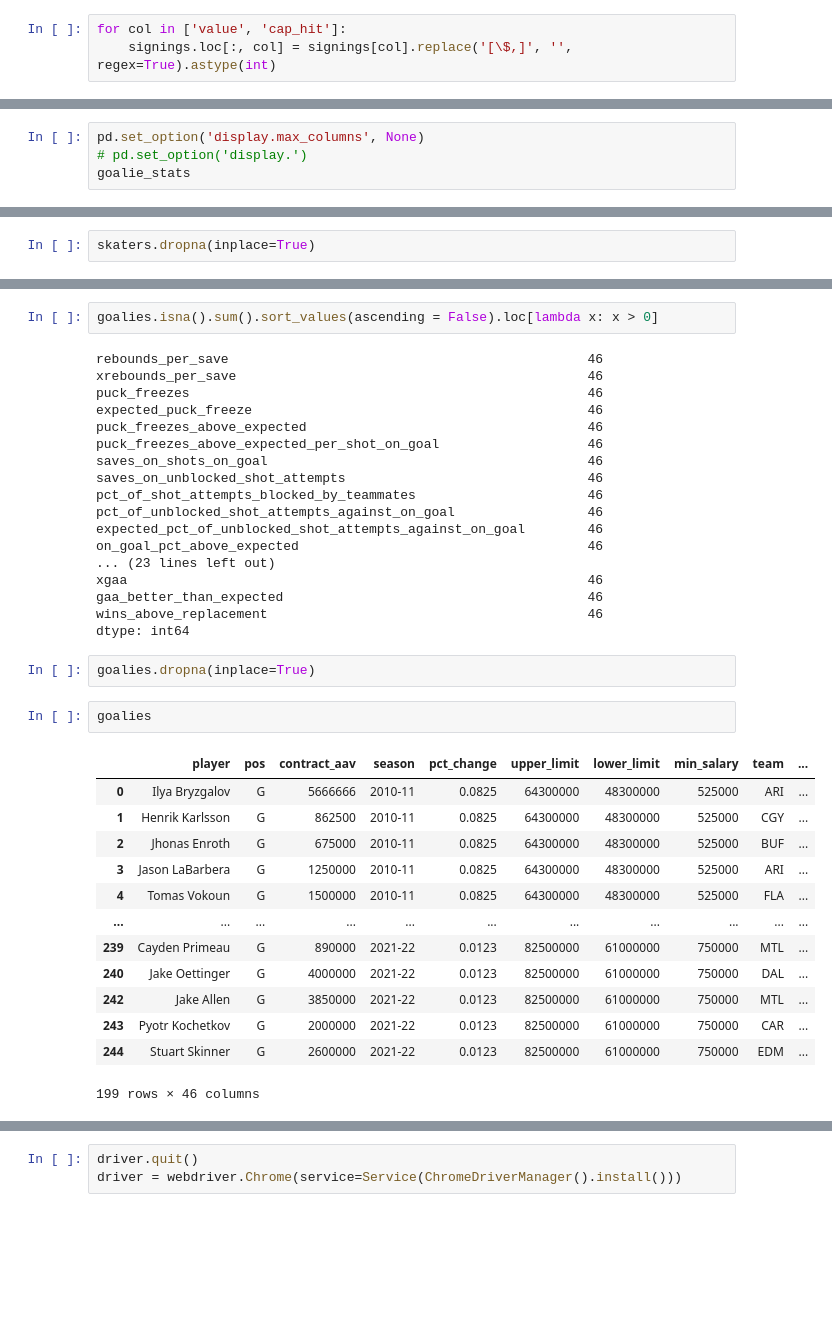
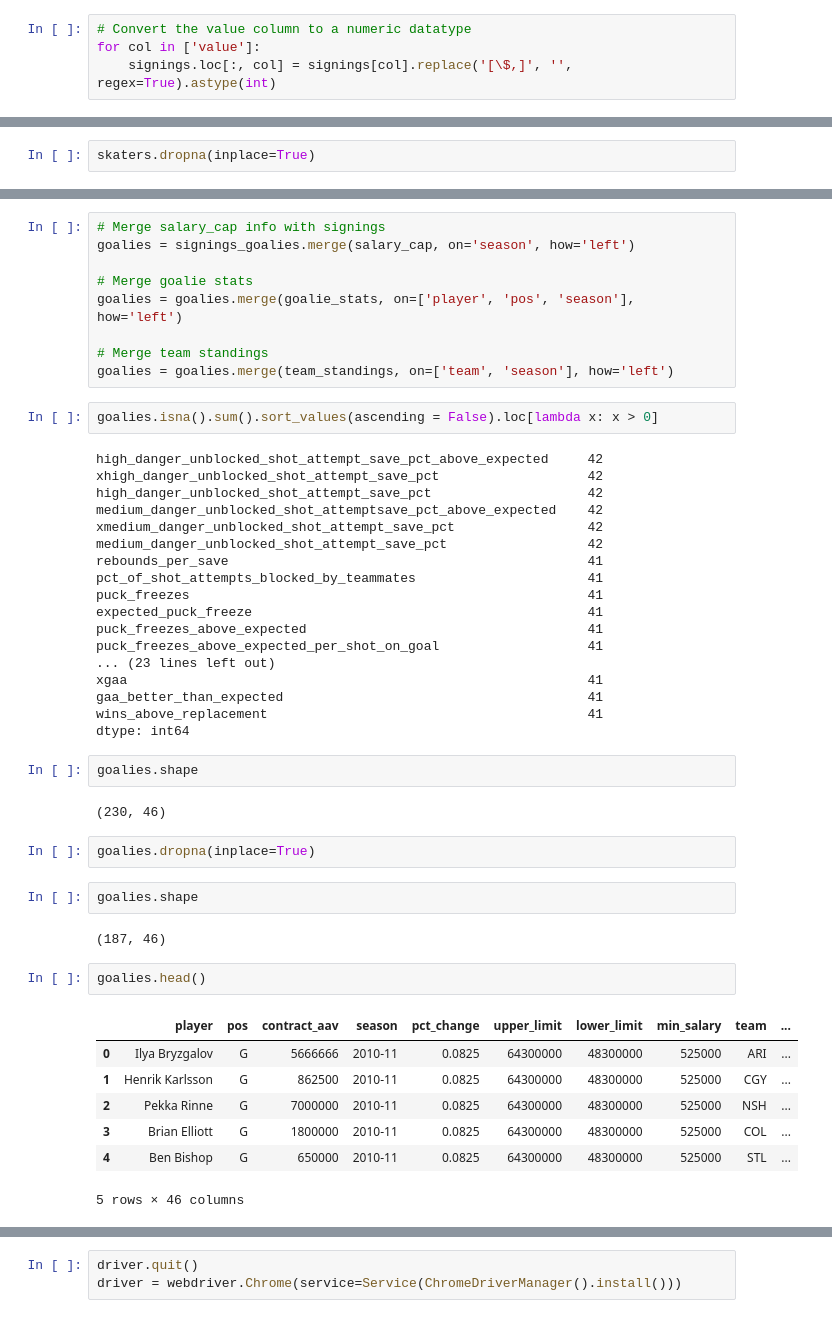
Before and after one commit to charlesjramey/nhl_salary_prediction, a Jupyter notebook: code/Part-1_setup-and-clean.ipynb, the cells around one changed output, grey strips where cells are left out. Drawn from its saved outputs; the diff is of its cells as text; blank space fills up the shorter version.

```diff
--- a/code/Part-1_setup-and-clean.ipynb
+++ b/code/Part-1_setup-and-clean.ipynb
@@ -373,4 +421,5 @@ signings = signings[signings['structure'] == '1-way']
 # %%
-for col in ['value', 'cap_hit']:
+# Convert the value column to a numeric datatype
+for col in ['value']:
     signings.loc[:, col] = signings[col].replace('[\$,]', '', regex=True).astype(int)
 # %%
@@ -811,6 +937,2 @@ goalie_stats['goals_against'] = goalie_stats['goals_against'].astype(int)
 # %%
 goalie_stats['name'] = goalie_stats['name'].str.replace(r'^\d+\s*([^\d]+)$', r'\1', regex=True)
-# %%
-pd.set_option('display.max_columns', None)
-# pd.set_option('display.')
-goalie_stats
@@ -1016,39 +1174,50 @@ goalies.shape
+# %%
+# Merge salary_cap info with signings
+goalies = signings_goalies.merge(salary_cap, on='season', how='left')
+
+# Merge goalie stats
+goalies = goalies.merge(goalie_stats, on=['player', 'pos', 'season'], how='left')
+
+# Merge team standings
+goalies = goalies.merge(team_standings, on=['team', 'season'], how='left')
 # %%
 goalies.isna().sum().sort_values(ascending = False).loc[lambda x: x > 0]
 # %% [output]
-rebounds_per_save                                              46
-xrebounds_per_save                                             46
-puck_freezes                                                   46
-expected_puck_freeze                                           46
-puck_freezes_above_expected                                    46
-puck_freezes_above_expected_per_shot_on_goal                   46
-saves_on_shots_on_goal                                         46
-saves_on_unblocked_shot_attempts                               46
-pct_of_shot_attempts_blocked_by_teammates                      46
-pct_of_unblocked_shot_attempts_against_on_goal                 46
-expected_pct_of_unblocked_shot_attempts_against_on_goal        46
-on_goal_pct_above_expected                                     46
+high_danger_unblocked_shot_attempt_save_pct_above_expected     42
+xhigh_danger_unblocked_shot_attempt_save_pct                   42
+high_danger_unblocked_shot_attempt_save_pct                    42
+medium_danger_unblocked_shot_attemptsave_pct_above_expected    42
+xmedium_danger_unblocked_shot_attempt_save_pct                 42
+medium_danger_unblocked_shot_attempt_save_pct                  42
+rebounds_per_save                                              41
+pct_of_shot_attempts_blocked_by_teammates                      41
+puck_freezes                                                   41
+expected_puck_freeze                                           41
+puck_freezes_above_expected                                    41
+puck_freezes_above_expected_per_shot_on_goal                   41
 ... (23 lines left out)
-xgaa                                                           46
-gaa_better_than_expected                                       46
-wins_above_replacement                                         46
+xgaa                                                           41
+gaa_better_than_expected                                       41
+wins_above_replacement                                         41
 dtype: int64
+# %%
+goalies.shape
+# %% [output]
+(230, 46)
 # %%
 goalies.dropna(inplace=True)
+# %%
+goalies.shape
+# %% [output]
+(187, 46)
 # %%
-goalies
+goalies.head()
 # %% [output]
 |  | player | pos | contract_aav | season | pct_change | upper_limit | lower_limit | min_salary | team | ... |
 | 0 | Ilya Bryzgalov | G | 5666666 | 2010-11 | 0.0825 | 64300000 | 48300000 | 525000 | ARI | ... |
 | 1 | Henrik Karlsson | G | 862500 | 2010-11 | 0.0825 | 64300000 | 48300000 | 525000 | CGY | ... |
-| 2 | Jhonas Enroth | G | 675000 | 2010-11 | 0.0825 | 64300000 | 48300000 | 525000 | BUF | ... |
-| 3 | Jason LaBarbera | G | 1250000 | 2010-11 | 0.0825 | 64300000 | 48300000 | 525000 | ARI | ... |
-| 4 | Tomas Vokoun | G | 1500000 | 2010-11 | 0.0825 | 64300000 | 48300000 | 525000 | FLA | ... |
-| ... | ... | ... | ... | ... | ... | ... | ... | ... | ... | ... |
-| 239 | Cayden Primeau | G | 890000 | 2021-22 | 0.0123 | 82500000 | 61000000 | 750000 | MTL | ... |
-| 240 | Jake Oettinger | G | 4000000 | 2021-22 | 0.0123 | 82500000 | 61000000 | 750000 | DAL | ... |
-| 242 | Jake Allen | G | 3850000 | 2021-22 | 0.0123 | 82500000 | 61000000 | 750000 | MTL | ... |
-| 243 | Pyotr Kochetkov | G | 2000000 | 2021-22 | 0.0123 | 82500000 | 61000000 | 750000 | CAR | ... |
-| 244 | Stuart Skinner | G | 2600000 | 2021-22 | 0.0123 | 82500000 | 61000000 | 750000 | EDM | ... |
+| 2 | Pekka Rinne | G | 7000000 | 2010-11 | 0.0825 | 64300000 | 48300000 | 525000 | NSH | ... |
+| 3 | Brian Elliott | G | 1800000 | 2010-11 | 0.0825 | 64300000 | 48300000 | 525000 | COL | ... |
+| 4 | Ben Bishop | G | 650000 | 2010-11 | 0.0825 | 64300000 | 48300000 | 525000 | STL | ... |
-199 rows × 46 columns
+5 rows × 46 columns
 # %%
```
Also changed, not shown: parts of 182 cells of this notebook, 23 other files.
